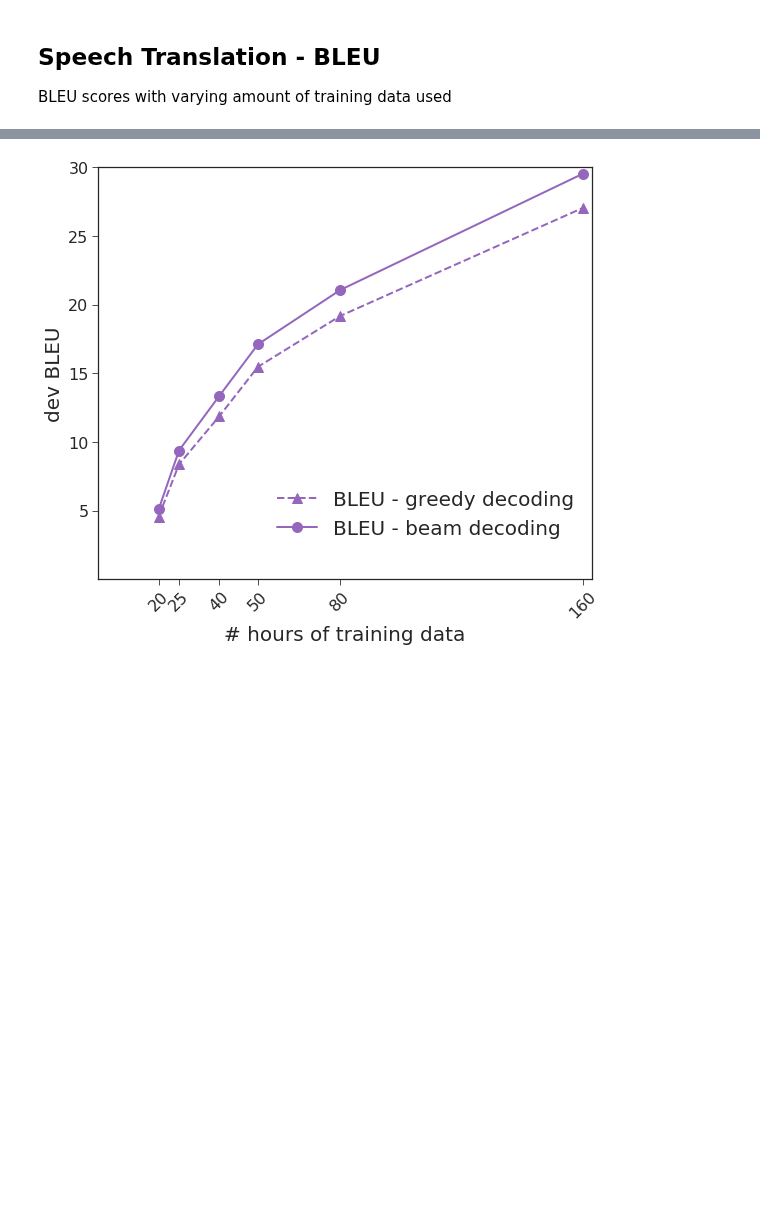
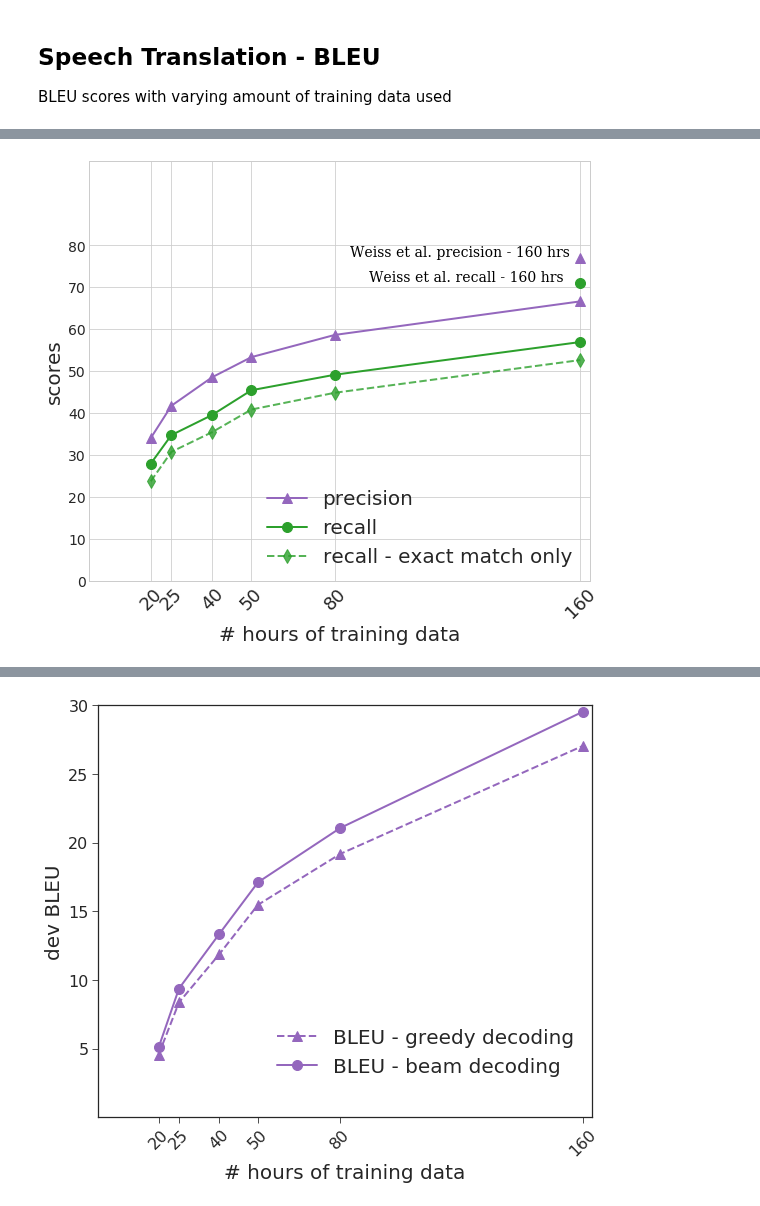
Before and after one commit to 0xSameer/speech2text, a Jupyter notebook: results.ipynb, the cells around one changed output, grey strips where cells are left out. Cells and saved outputs as stored; diff of their text form; code cells hidden in the pictures; blank space fills up the shorter version.

```diff
--- a/results.ipynb
+++ b/results.ipynb
@@ -58,0 +138,65 @@ bar_x = np.linspace(5,100,6)
+# %%
+fig, ax = plt.subplots(figsize=(8,7),nrows=1, ncols=1, sharey=True)
+
+markersize = 10
+linewidth = 2
+alpha = 1
+
+ax.plot(x_scale, precision_beam, label="precision", color=tableau20[8],
+        linewidth=linewidth, alpha=alpha,
+        marker='^', markersize=markersize)
+
+ax.plot(x_scale, recall_beam, label="recall", color=tableau20[4],
+        linewidth=linewidth, alpha=alpha,
+        marker='o', markersize=markersize, linestyle="-")
+
+ax.plot(x_scale, recall_exact, label="recall - exact match only", color=tableau20[4],
+        linewidth=linewidth, alpha=0.8,
+        marker='d', markersize=markersize, linestyle="--")
+
+font = {'family': 'serif',
+        'color':  'black',
+        'weight': 'normal',
+        'size': 14,
+        }
+
+ax.plot(np.array([100]), np.array([77]), color=tableau20[8],
+        marker='^', markersize=markersize)
+plt.text(53, 77.3, r'Weiss et al. precision - 160 hrs', fontdict=font)
+ax.plot(np.array([100]), np.array([71]), color=tableau20[4],
+        marker='o', markersize=markersize)
+plt.text(57, 71.3, r'Weiss et al. recall - 160 hrs', fontdict=font)
+
+# ax.axhline(y=77, linestyle=":")
+# plt.text(40, 77.5, r'Weiss et al. precision - 160 hrs', fontdict=font)
+# ax.axhline(y=71, linestyle=":")
+# plt.text(40, 71.5, r'Weiss et al. recall - 160 hrs', fontdict=font)
+
+# ax.axhline(y=81, linestyle="-.")
+# plt.text(40, 81.5, r'Human precision - 160 hrs', fontdict=font)
+# ax.axhline(y=76, linestyle="-.")
+# plt.text(40, 76.5, r'Human recall - 160 hrs', fontdict=font)
+
+plt.xticks(x_scale, x_labels, rotation=45, fontsize=16)
+# plt.yticks(list(range(0,65,10))+[76, 71, ], rotation=0, fontsize=20)
+plt.yticks(list(range(0,81,10)), rotation=0, fontsize=20)
+ax.set_xlabel('# hours of training data', size=20)
+ax.set_ylabel('scores', size=20)
+for i in ax.get_xticklabels():
+    i.set_fontsize(18)
+for i in ax.get_yticklabels():
+    i.set_fontsize(14)
+
+plt.legend(bbox_to_anchor=(1.0, 0.26), framealpha=0, fontsize=20, ncol=1)
+plt.ylim(0,100)
+plt.xlim(0,102)
+# ax.xaxis.grid(False)
+
+# sns.despine(left=True, bottom=True)
+
+fig.tight_layout()
+
+fig.savefig(fname="precision_recall_scores.pdf", dpi=300)
+fig.savefig(fname="precision_recall_scores.png", dpi=300)
+# %% [output]
+[figure, added]
```
Also changed, not shown: parts of 6 cells of this notebook, 1 other file.
